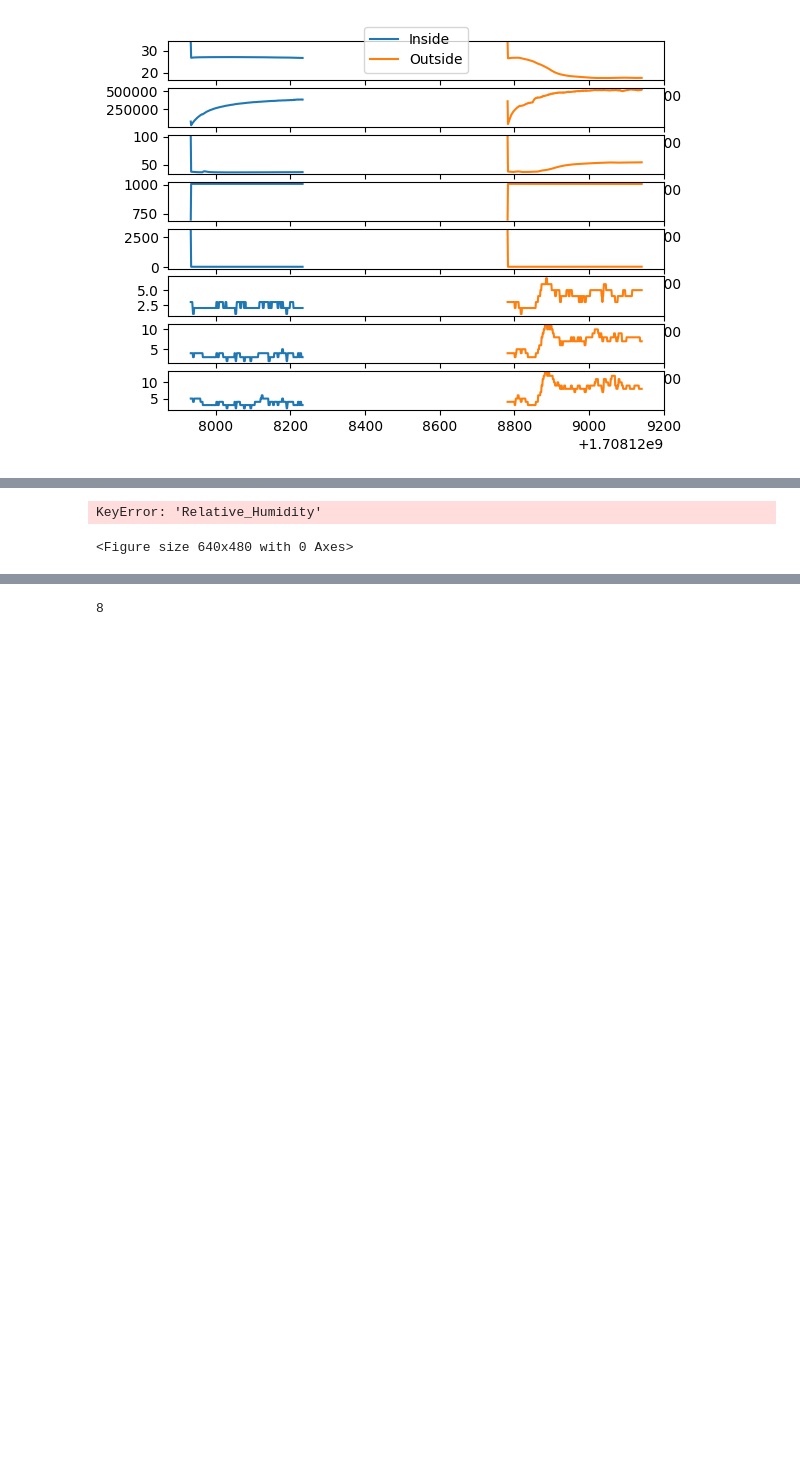
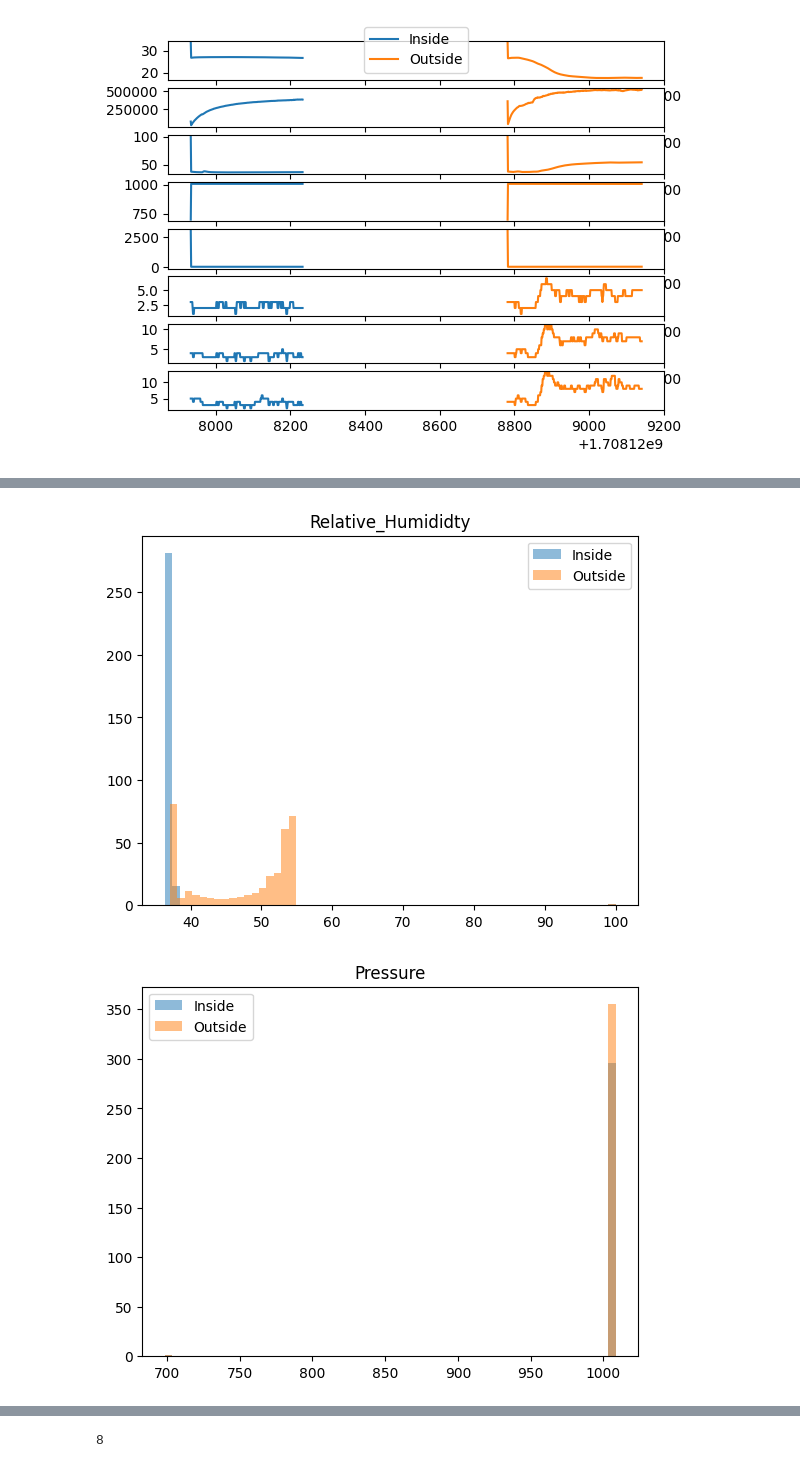
Before and after one commit to Gish-Sky/E11_LabWork, a Jupyter notebook: Week5_Analysis.ipynb, the cells around one changed output, grey strips where cells are left out. Saved outputs shown, nothing was run; the diff lists cells and outputs as text; code cells hidden in the pictures; blank space fills up the shorter version.

Commit message:
fixed error for q3

```diff
--- a/Week5_Analysis.ipynb
+++ b/Week5_Analysis.ipynb
@@ -114,17 +114,17 @@ axes[7].plot(x_outside, y_PM10_outside)
 # %%
 #print(df_inside)
 #print(df_outside)
-categories = ['Temperature', 'Gas', 'Relative_Humidity', 'Pressure', 'Altitude', 'PM1', 'PM2.5', 'PM10']
+categories = ['Temperature', 'Gas', 'Relative_Humididty', 'Pressure', 'Altitude', 'PM1', 'PM2.5', 'PM10']
 
 for i in range(len(categories)):
     plt.figure()  # Create a new figure for each plot
     plt.hist(df_inside[categories[i]], bins=60, alpha=0.5, label='Inside')  # Plot histogram for inside data
     plt.hist(df_outside[categories[i]], bins=60, alpha=0.5, label='Outside')  # Plot histogram for outside data
     plt.title(categories[i])  # Set title for the plot
     plt.legend()  # Show legend
     plt.show()  # Display the plot
 # %% [output]
 [figure]
 [figure]
-KeyError: 'Relative_Humidity'
-<Figure size 640x480 with 0 Axes>
+[figure, added]
+[figure, added]
```
Also changed, not shown: parts of 2 cells of this notebook.
